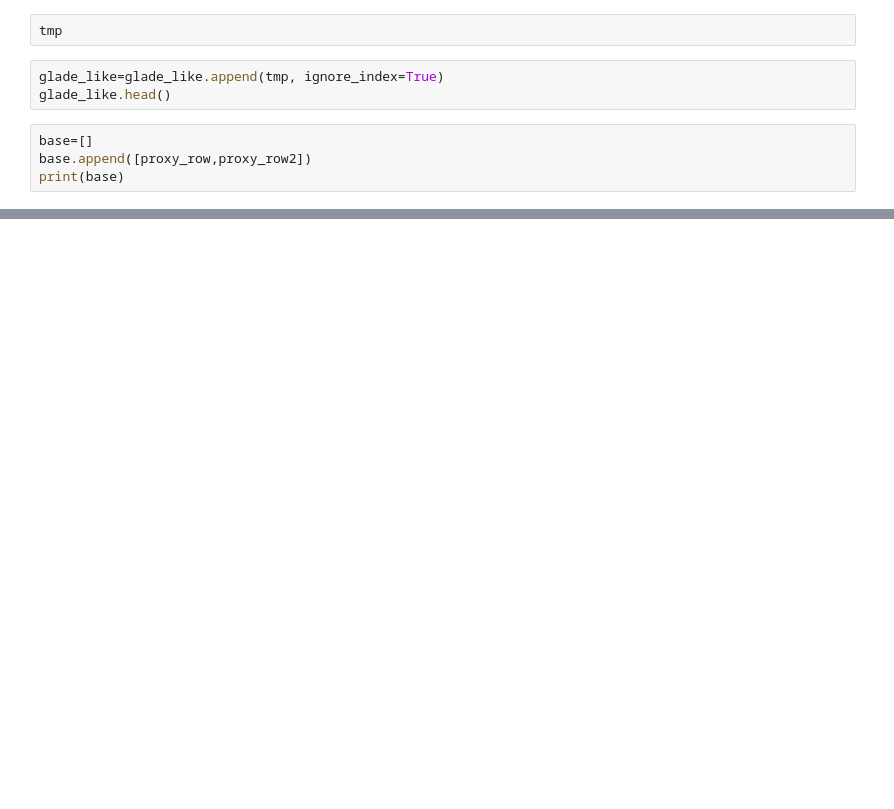
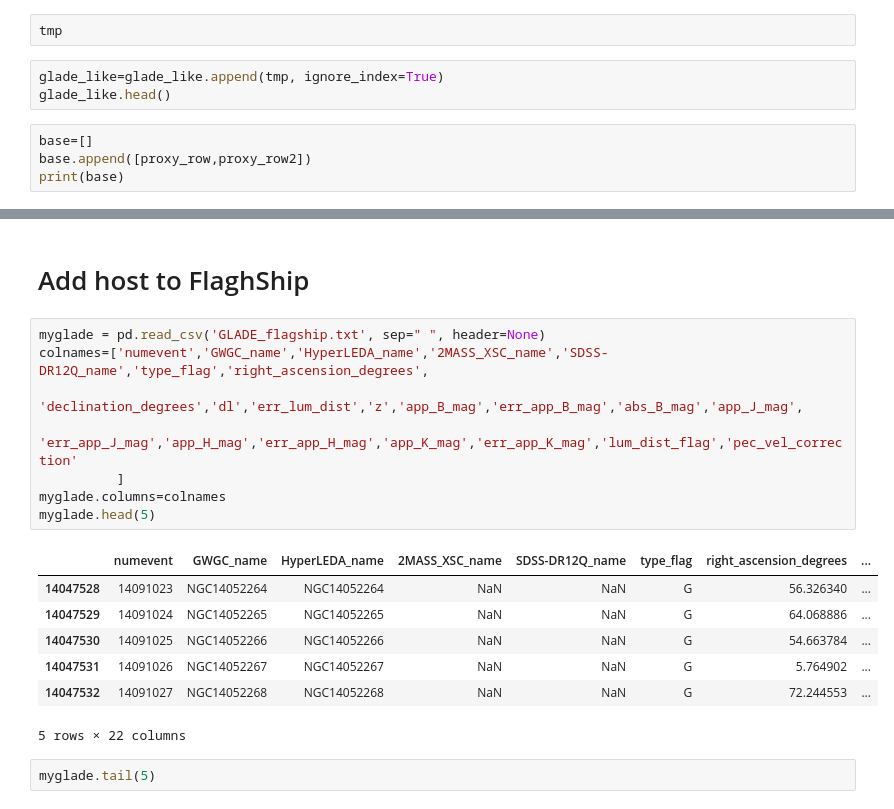
Before and after one commit to RCianca/DarkSirensStat, a Jupyter notebook: ProxyGenerator/GLADE-inator.ipynb, the cells around one changed output, grey strips where cells are left out. Cells and saved outputs as stored; diff of their text form; blank space fills up the shorter version.

Commit message:
fake host in flagship

```diff
--- a/ProxyGenerator/GLADE-inator.ipynb
+++ b/ProxyGenerator/GLADE-inator.ipynb
@@ -454,0 +454,20 @@ print(glade_like['declination_degrees'].max())
+# %% [markdown]
+# Add host to FlaghShip
+# %%
+myglade = pd.read_csv('GLADE_flagship.txt', sep=" ", header=None)
+colnames=['numevent','GWGC_name','HyperLEDA_name','2MASS_XSC_name','SDSS-DR12Q_name','type_flag','right_ascension_degrees',
+          'declination_degrees','dl','err_lum_dist','z','app_B_mag','err_app_B_mag','abs_B_mag','app_J_mag',
+          'err_app_J_mag','app_H_mag','err_app_H_mag','app_K_mag','err_app_K_mag','lum_dist_flag','pec_vel_correction'
+          ]
+myglade.columns=colnames
+myglade.head(5)
+# %% [output]
+|  | numevent | GWGC_name | HyperLEDA_name | 2MASS_XSC_name | SDSS-DR12Q_name | type_flag | right_ascension_degrees | ... |
+| 14047528 | 14091023 | NGC14052264 | NGC14052264 | NaN | NaN | G | 56.326340 | ... |
+| 14047529 | 14091024 | NGC14052265 | NGC14052265 | NaN | NaN | G | 64.068886 | ... |
+| 14047530 | 14091025 | NGC14052266 | NGC14052266 | NaN | NaN | G | 54.663784 | ... |
+| 14047531 | 14091026 | NGC14052267 | NGC14052267 | NaN | NaN | G | 5.764902 | ... |
+| 14047532 | 14091027 | NGC14052268 | NGC14052268 | NaN | NaN | G | 72.244553 | ... |
+5 rows × 22 columns
+# %%
+myglade.tail(5)
```
Also changed, not shown: parts of 13 cells of this notebook, 5 other files.
